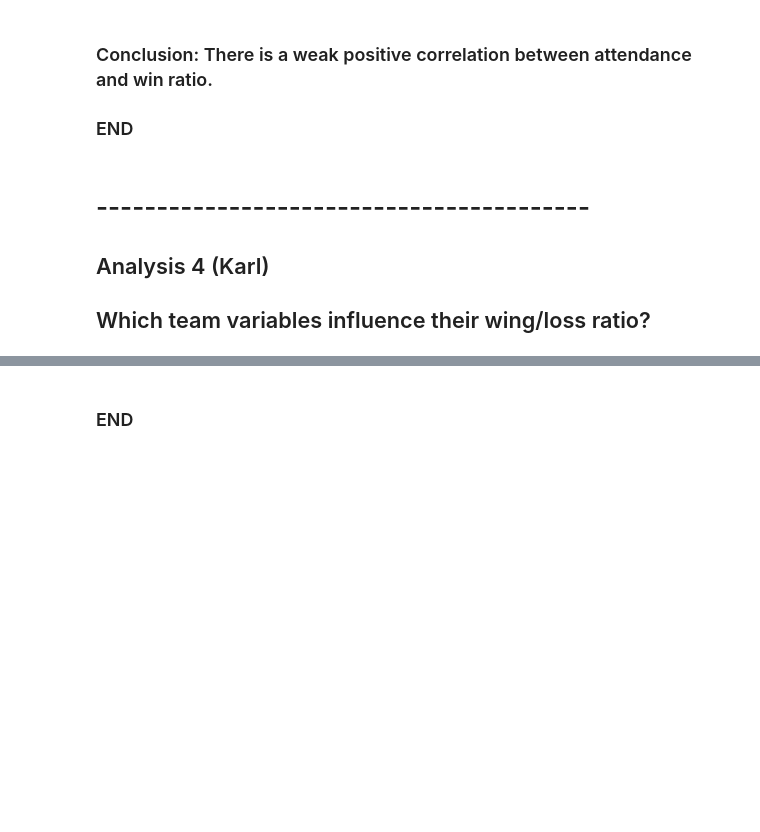
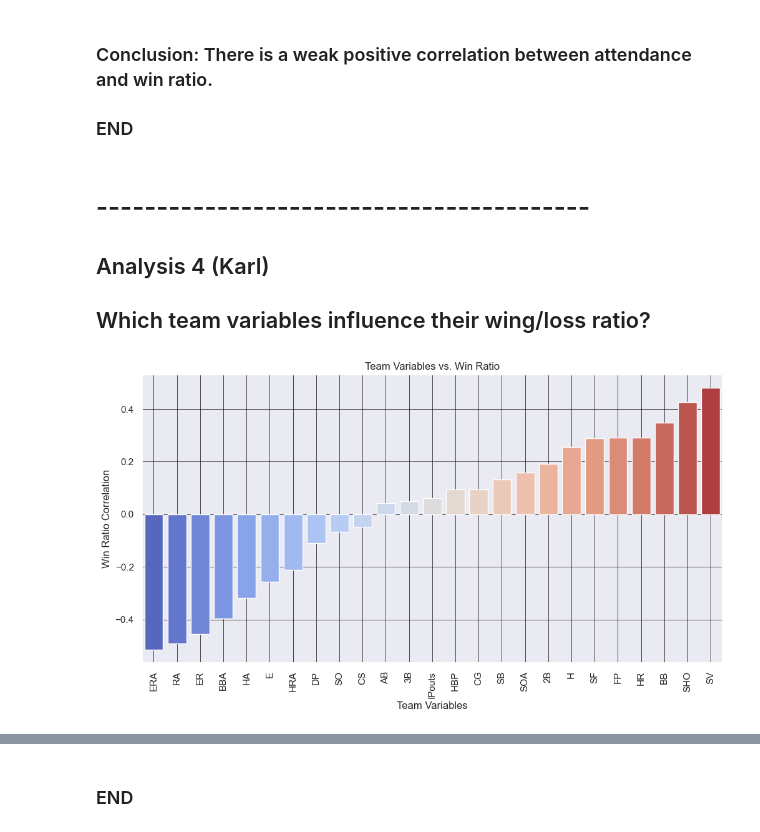
Before and after one commit to James-wc-Field/cs5830_project1, a Jupyter notebook: project1.ipynb, the cells around one changed output, grey strips where cells are left out. Saved outputs shown, nothing was run; the diff lists cells and outputs as text; code cells hidden in the pictures; blank space fills up the shorter version.

Commit message:
fixed errors

```diff
--- a/project1.ipynb
+++ b/project1.ipynb
@@ -232,107 +260,72 @@ plt.title('Attendance vs. Win Ratio')
 ## Analysis 4 (Karl)
 ## Which team variables influence their wing/loss ratio?
 # %%
-
-import statistics
 import pandas as pd
 import seaborn as sns
 import matplotlib.pyplot as plt
-import statsmodels.api as sm
-from matplotlib.lines import Line2D
 
+# Read the dataset
 df = pd.read_csv('baseball/core/Teams.csv')
-# print(df.columns)
 
-"""
-Analysis
-Out of all the team variables, which
-variable was the strongest at predicting a winning team?
-"""
+# Select relevant variables
+variables = ['yearID', 'teamID', 'W', 'L', 'R', 'AB', 'H', '2B', '3B', 'HR', 'BB', 'SO', 'SB', 'CS', 'HBP', 'SF', 'RA', 'ER', 'ERA',
+             'CG', 'SHO', 'SV', 'IPouts', 'HA', 'HRA', 'BBA', 'SOA', 'E', 'DP', 'FP']
 
-# Runs scored (R), At Bat (AB), Hits (H), Doubles (2B), Triples (3B), Homeruns (HR)
-# Walks (BB), Strikeouts (SO), Stolen Bases (SB), Caught Stealing (CS), Hit by Pitch (HBP)
-# Sacrifice Flies (SF), Runs Allowed (RA), Earned Runs Allowed (ER), Earned Run Average (ERA)
-# Complete Games (CG), Shutouts (SHO), Saves (SV), Outs Pitched (IPouts), Hits Allowed (HA)
-# Homeruns Allowed (HRA), Walks Allowed (BBA), Strikeouts Allowed (SOA), Errors (E), Double Plays (DP)
-# Fielding Percentage (FP)
-variables = ['yearID', 'teamID', 'R', 'AB', 'H', '2B', '3B', 'HR',
-             'BB', 'SO', 'SB', 'CS', 'HBP', 'SF', 'RA', 'ER', 'ERA', 'CG',
-             'SHO', 'SV', 'IPouts', 'HA', 'HRA', 'BBA', 'SOA', 'E', 'DP', 'FP']
-
-baseballTranslation = {'yearID': 'Year', 'teamID': 'Team', 'R': 'Runs', 'AB': 'At Bat', 'H': 'Hits', '2B': 'Doubles', '3B': 'Triples', 'HR': 'Homeruns',
-                       'BB': 'Walks', 'SO': 'Strikeouts', 'SB': 'Stolen Bases', 'CS': 'Caught Stealing', 'HBP': 'Hit by Pitch', 'SF': 'Sacrifice Flies',
-                       'RA': 'Runs Allowed', 'ER': 'Earned Runs Allowed', 'ERA': 'Earned Run Average', 'CG': 'Complete Games', 'SHO': 'Shutouts', 'SV': 'Saves',
-                       'IPouts': 'Outs Pitched', 'HA': 'Hits Allowed', 'HRA': 'Homeruns Allowed', 'BBA': 'Walks Allowed', 'SOA': 'Strikeouts Allowed',
-                       'E': 'Errors', 'DP': 'Double Plays', 'FP': 'Fielding Percentage'}
-
-
-# calculate win ratio, group by teamID. wr=win_ratio
-wr = df[['yearID', 'teamID', 'W', 'L']]
+# Calculate win ratio and drop unnecessary columns
+wr = df[['yearID', 'teamID', 'W', 'L']].copy()
 wr['win_ratio'] = wr['W'] / (wr['W'] + wr['L'])
 wr.drop(['W', 'L'], axis=1, inplace=True)
-wr.groupby('teamID').mean()
-# print(wr.head(10))
 
-"""calculate stolen base ratio, group by teamID.
-sb=stolen_bases """
-winningVars = df[variables]
-merge = pd.merge(wr, winningVars, how='inner', on=['yearID', 'teamID'])
-merge.dropna(inplace=True)
+# Merge datasets
+merge = pd.merge(wr, df[variables], how='inner', on=['yearID', 'teamID']).dropna()
 
-"""z-score standardize both win_ratio and stolen_base_ratio"""
+# Z-score standardize variables
 merge['win_ratio'] = (merge['win_ratio'] - merge['win_ratio'].mean()) / merge['win_ratio'].std()
-for var in variables[2:]:
+for var in variables[5:]:
     merge[var] = (merge[var] - merge[var].mean()) / merge[var].std()
 
-""" For each variable, calculate the correlation with win_ratio """
-corrStats = baseballTranslation.copy()
-dicts2 = {}
-for var in variables[2:]:
-      corrStats[var] = merge['win_ratio'].corr(merge[var])
-      dicts2[baseballTranslation[var]] = merge['win_ratio'].corr(merge[var])
+# Calculate correlations
+corr_stats = {}
+for var in variables[5:]:
+    corr_stats[var] = merge['win_ratio'].corr(merge[var])
 
-# convert corrStats to dataframe
-df = pd.DataFrame(list(dicts2.items()), columns=['variable', 'correlation'])
-df.sort_values(by='correlation', inplace=True)
-print(df)
+# Convert to DataFrame
+df_corr = pd.DataFrame(list(corr_stats.items()), columns=['variable', 'correlation'])
+df_corr.sort_values(by='correlation', inplace=True)
 
-# plot
+# Plot correlations
 sns.set(style='darkgrid')
-custom_palette = sns.color_palette("coolwarm", len(df))
-sns.barplot(
-            data = df,
-            x='variable',
-            y='correlation',
-            palette=custom_palette
-            )
-
+plt.figure(figsize=(12, 6))
+sns.barplot(data=df_corr, x='variable', y='correlation', hue='variable', palette='coolwarm', dodge=False, legend=False)
 plt.xlabel('Team Variables')
-plt.ylabel('Win Ratio')
+plt.ylabel('Win Ratio Correlation')
 plt.xticks(rotation=90)
 plt.grid(axis='both', linestyle='-', linewidth='0.5', color='black')
 plt.title('Team Variables vs. Win Ratio')
-
+plt.show()
 
 print("""
     Strong Positive Correlations:
         Runs (0.4519): As expected, the number of runs scored has a positive correlation with the win ratio.
         Saves (0.4798): Successful relief pitching and closing out games contribute to victories.
         Shutouts (0.4267): This indicates the importance of strong pitching performances in preventing the opposing team from scoring.
 
     Moderate Positive Correlations:
         Earned Run Average (ERA) (-0.5149): Interestingly,
             the negative correlation with ERA indicates that a lower
             ERA is associated with a higher win ratio. Good pitching, as
             reflected in a lower ERA, is crucial for success.
         Fielding Percentage (0.2899): While not extremely strong, the positive correlation with
             fielding percentage suggests that better fielding performance is associated with a
             higher win ratio. Avoiding errors and making defensive plays contribute to team success.
 
     Weaker Correlations:
         Hits Allowed (-0.3181): A negative correlation suggests that teams allowing fewer
             hits have a higher win ratio. This emphasizes the importance of strong pitching and defense.
         Walks Allowed (-0.3960): The negative correlation indicates that teams allowing
             fewer walks tend to have a higher win ratio. Control on the mound is associated with success.
         Errors (-0.2560): The negative correlation with errors suggests that teams
             making fewer defensive errors tend to have a higher win ratio. Defensive reliability is important.
 """)
+# %% [output]
+[figure, added]
```
Also changed, not shown: parts of 6 cells of this notebook.
